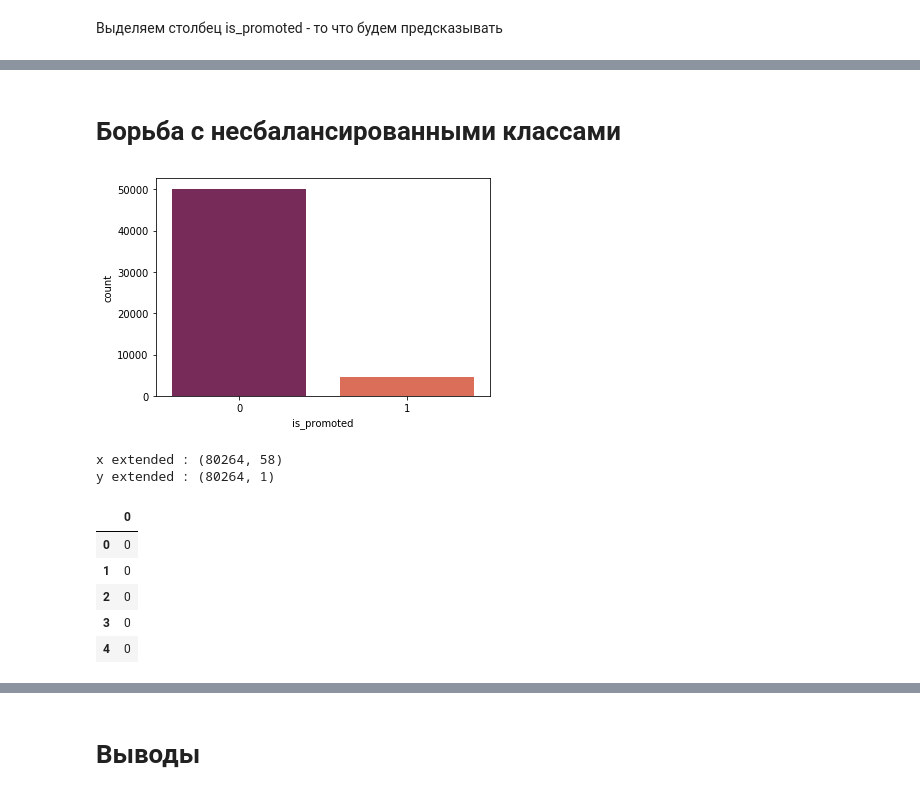
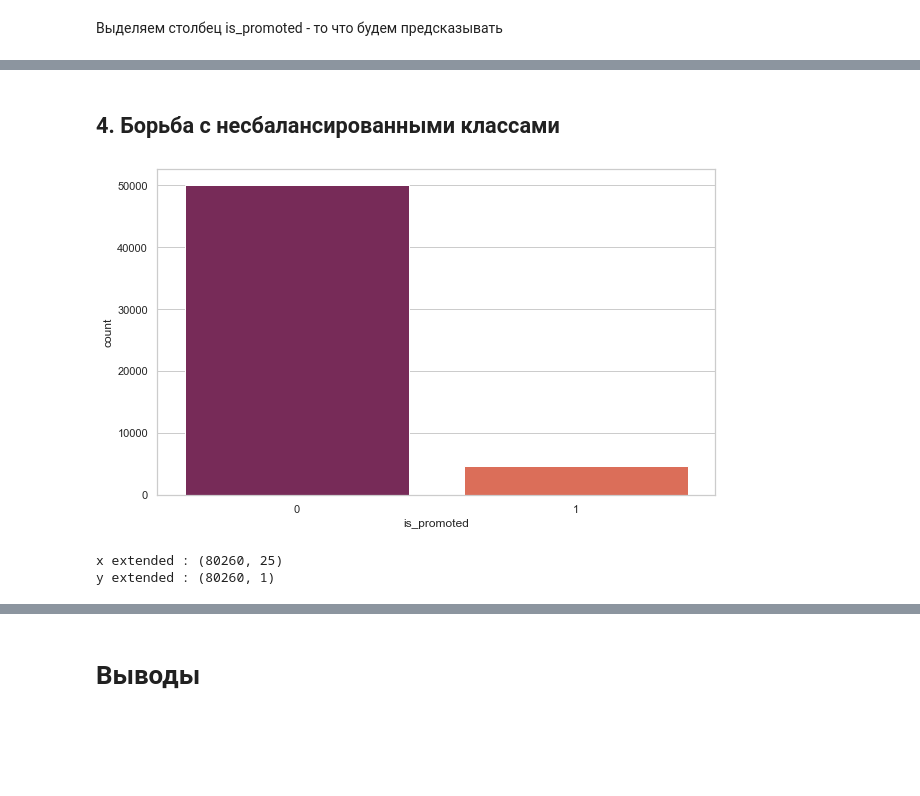
Before and after one commit to ivanvikhrev/ML-HR-analysis-case-study, a Jupyter notebook: model.ipynb, the cells around one changed output, grey strips where cells are left out. Cells and saved outputs as stored; diff of their text form; code cells hidden in the pictures; blank space fills up the shorter version.

Commit message:
upd graphs

```diff
--- a/model.ipynb
+++ b/model.ipynb
@@ -709,11 +900,12 @@ data.head()
 # %% [markdown]
 Обработку всех категориальных признаков можно сделать в одну строчку:
 # %%
-train = pd.read_csv('train.csv')
-train.fillna(train .median(axis = 0), axis = 0, inplace = True)
-train['education'].fillna(train ['education'].mode().iloc[0], inplace = True)
-x_train = pd.get_dummies(train)
-x_train.columns
+data = pd.read_csv('train.csv')
+data.fillna(data.median(axis = 0), axis = 0, inplace = True)
+data['education'].fillna(data['education'].mode().iloc[0], inplace = True)
+#data = data.drop(['region'], axis = 1)
+X = pd.get_dummies(data)
+X.columns
 # %% [output]
 Index(['employee_id', 'no_of_trainings', 'age', 'previous_year_rating',
        'length_of_service', 'KPIs_met >80%', 'awards_won?',
@@ -792,8 +961,8 @@ Index(['no_of_trainings', 'age', 'previous_year_rating', 'length_of_service',
 # %% [markdown]
 Выделяем столбец is_promoted - то что будем предсказывать
 # %%
-y = x_train[['is_promoted']]
-x = x_train.drop(['is_promoted'], axis=1)
-print("x:", x.shape)
-print("y:", y.shape)
+Y = X[['is_promoted']]
+X = X.drop(['is_promoted'], axis=1)
+print("x:", X.shape)
+print("y:", Y.shape)
 # %% [output]
@@ -826,0 +1066,6 @@ y_test:  (10962, 1)
+# %%
+sns.set_style("whitegrid")
+sns.lineplot(x = 'size', y = 'value', hue = 'variable', data=pd.melt(acc, ['size']))
+accuracy.columns = ['size', 'train_no_reg_accuracy', 'test_no_reg_accuracy']
+sns.lineplot(x = 'size', y = 'value', hue = 'variable', data=pd.melt(accuracy, ['size']), palette = ['green', 'red'])
+pass
@@ -827,30 +1149,19 @@ y_test:  (10962, 1)
 # %% [markdown]
-# Борьба с несбалансированными классами
+## 4. Борьба с несбалансированными классами
 # %%
-sns.countplot(x = 'is_promoted', data = y, palette = 'rocket')
+sns.countplot(x = 'is_promoted', data = Y, palette = 'rocket')
 pass
 # %% [output]
-[figure, old version]
+[figure, new version]
 # %%
-from imblearn.over_sampling import SMOTE
-
-x_ext, y_ext = SMOTE().fit_sample(x_train, y_train.values.ravel())
+x_ext, y_ext = SMOTE().fit_sample(x_no_reg_train, y_train.values.ravel())
 x_ext = pd.DataFrame(x_ext)
 y_ext = pd.DataFrame(y_ext)
 print("x extended :", x_ext.shape)
 print("y extended :",y_ext.shape)
 # %% [output]
-x extended : (80264, 58)
-y extended : (80264, 1)
+x extended : (80260, 25)
+y extended : (80260, 1)
-# %%
-y_ext.head()
-# %% [output]
-|  | 0 |
-| 0 | 0 |
-| 1 | 0 |
-| 2 | 0 |
-| 3 | 0 |
-| 4 | 0 |
 # %%
 sns.countplot(x = 0, data = y_ext, palette = 'rocket')
 pass
```
Also changed, not shown: parts of 128 cells of this notebook.
